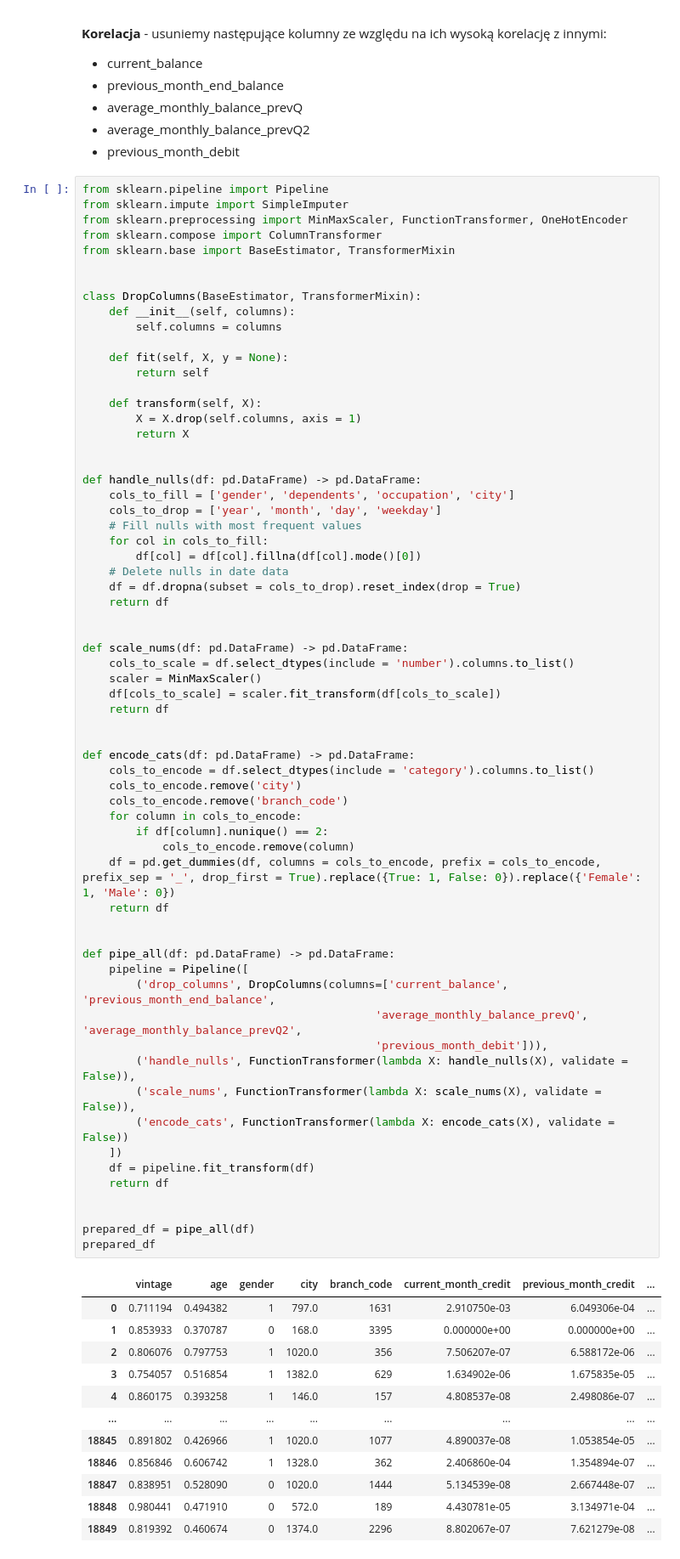
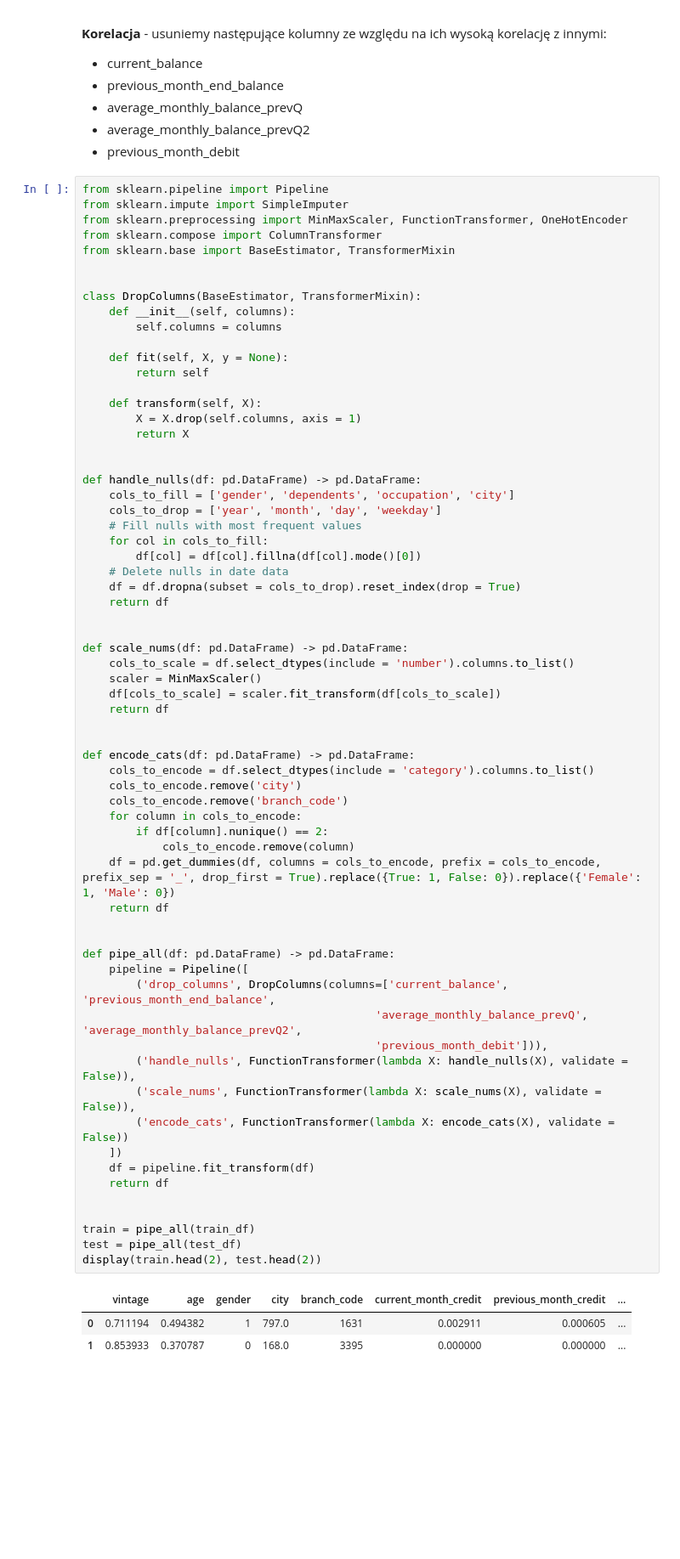
Before and after one commit to mweuro/ML_2024, a Jupyter notebook: task_5/ML_5.ipynb, the cells around one changed output. Shown at 85% size. Drawn from its saved outputs; the diff is of its cells as text; blank space fills up the shorter version.

```diff
--- a/task_5/ML_5.ipynb
+++ b/task_5/ML_5.ipynb
@@ -386,43 +384,35 @@ def scale_nums(df: pd.DataFrame) -> pd.DataFrame:
     df[cols_to_scale] = scaler.fit_transform(df[cols_to_scale])
     return df
 
 
 def encode_cats(df: pd.DataFrame) -> pd.DataFrame:
     cols_to_encode = df.select_dtypes(include = 'category').columns.to_list()
     cols_to_encode.remove('city')
     cols_to_encode.remove('branch_code')
     for column in cols_to_encode:
         if df[column].nunique() == 2:
             cols_to_encode.remove(column)
     df = pd.get_dummies(df, columns = cols_to_encode, prefix = cols_to_encode, prefix_sep = '_', drop_first = True).replace({True: 1, False: 0}).replace({'Female': 1, 'Male': 0})
     return df
 
 
 def pipe_all(df: pd.DataFrame) -> pd.DataFrame:
     pipeline = Pipeline([
         ('drop_columns', DropColumns(columns=['current_balance', 'previous_month_end_balance',
                                             'average_monthly_balance_prevQ', 'average_monthly_balance_prevQ2',
                                             'previous_month_debit'])),
         ('handle_nulls', FunctionTransformer(lambda X: handle_nulls(X), validate = False)),
         ('scale_nums', FunctionTransformer(lambda X: scale_nums(X), validate = False)),
         ('encode_cats', FunctionTransformer(lambda X: encode_cats(X), validate = False))
     ])
     df = pipeline.fit_transform(df)
     return df
 
 
-prepared_df = pipe_all(df)
-prepared_df
+train = pipe_all(train_df)
+test = pipe_all(test_df)
+display(train.head(2), test.head(2))
 # %% [output]
 |  | vintage | age | gender | city | branch_code | current_month_credit | previous_month_credit | ... |
-| 0 | 0.711194 | 0.494382 | 1 | 797.0 | 1631 | 2.910750e-03 | 6.049306e-04 | ... |
-| 1 | 0.853933 | 0.370787 | 0 | 168.0 | 3395 | 0.000000e+00 | 0.000000e+00 | ... |
-| 2 | 0.806076 | 0.797753 | 1 | 1020.0 | 356 | 7.506207e-07 | 6.588172e-06 | ... |
-| 3 | 0.754057 | 0.516854 | 1 | 1382.0 | 629 | 1.634902e-06 | 1.675835e-05 | ... |
-| 4 | 0.860175 | 0.393258 | 1 | 146.0 | 157 | 4.808537e-08 | 2.498086e-07 | ... |
-| ... | ... | ... | ... | ... | ... | ... | ... | ... |
-| 18845 | 0.891802 | 0.426966 | 1 | 1020.0 | 1077 | 4.890037e-08 | 1.053854e-05 | ... |
-| 18846 | 0.856846 | 0.606742 | 1 | 1328.0 | 362 | 2.406860e-04 | 1.354894e-07 | ... |
-| 18847 | 0.838951 | 0.528090 | 0 | 1020.0 | 1444 | 5.134539e-08 | 2.667448e-07 | ... |
-| 18848 | 0.980441 | 0.471910 | 0 | 572.0 | 189 | 4.430781e-05 | 3.134971e-04 | ... |
-| 18849 | 0.819392 | 0.460674 | 0 | 1374.0 | 2296 | 8.802067e-07 | 7.621279e-08 | ... |
+| 0 | 0.711194 | 0.494382 | 1 | 797.0 | 1631 | 0.002911 | 0.000605 | ... |
+| 1 | 0.853933 | 0.370787 | 0 | 168.0 | 3395 | 0.000000 | 0.000000 | ... |
```
Also changed, not shown: parts of 22 cells of this notebook, 1 other file.
